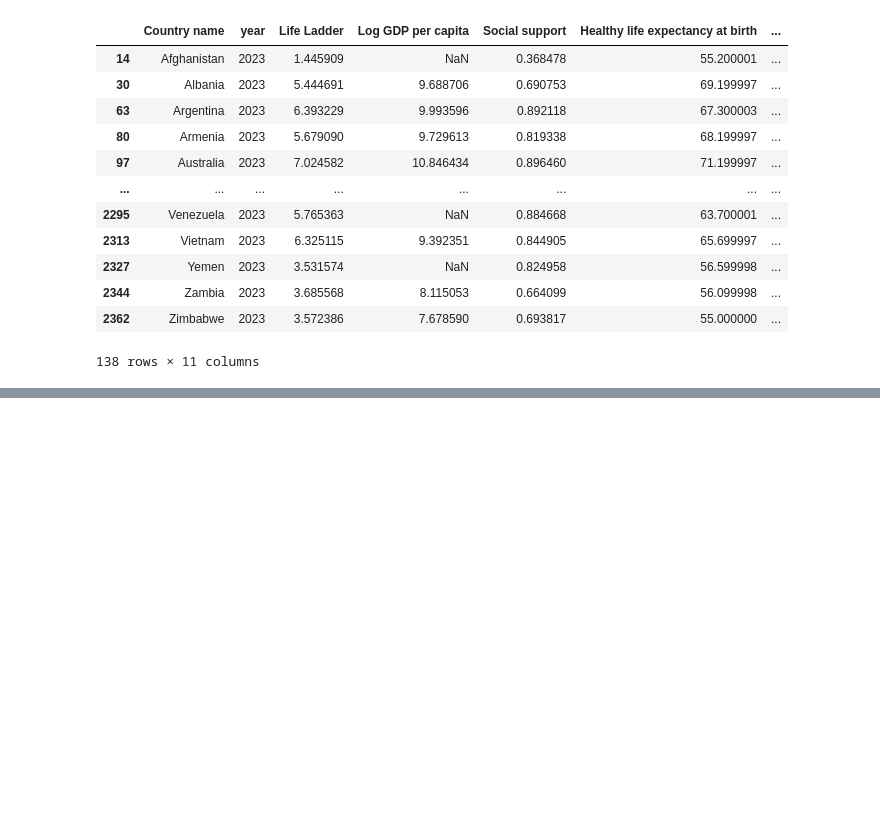
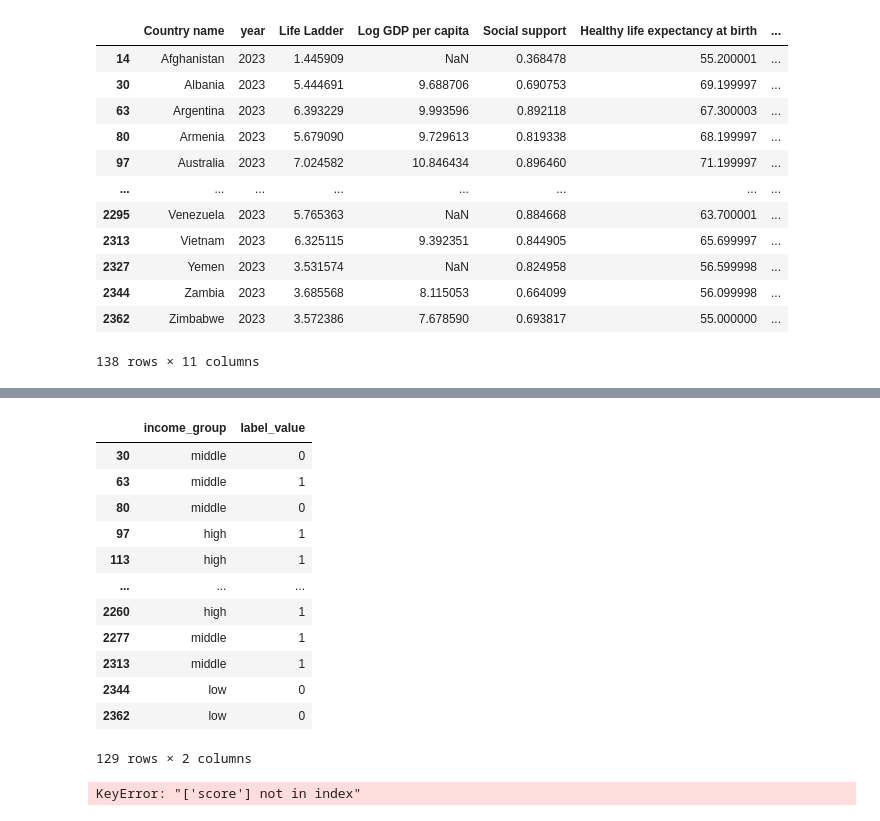
Before and after one commit to Jinchengxu20242024/responsible-ai-framework, a Jupyter notebook: Data.ipynb, the cells around one changed output, grey strips where cells are left out. Saved outputs shown, nothing was run; the diff lists cells and outputs as text; code cells hidden in the pictures; blank space fills up the shorter version.

```diff
--- a/Data.ipynb
+++ b/Data.ipynb
@@ -66,0 +75,12 @@ emotion_2023
+# %%
+# Define income groups based on Log GDP per capita
+def categorize_gdp(gdp):
+    if gdp < 9:         # Threshold for low-income
+        return 'low'
+    elif gdp < 10:       # Threshold for middle-income
+        return 'middle'
+    else:
+        return 'high'    # High-income
+
+emotion_2023['income_group'] = emotion_2023['Log GDP per capita'].apply(categorize_gdp)
+emotion_2023
@@ -66,0 +106,10 @@ emotion_2023
+# %%
+print("Min life ladder: ", min(emotion_2023['Life Ladder']))
+print("Max life ladder: ", max(emotion_2023['Life Ladder']))
+# Set a threshold (median of Life Ladder) to generate a synthetic score and label
+threshold = emotion_2023['Life Ladder'].median()
+# Create a 'score' column based on Life Ladder - this is our synthetic "prediction"
+emotion_2023['score'] = (emotion_2023['Life Ladder'] >= threshold).astype(int)
+
+# Create a 'label_value' column, which represents the ground truth (using the same logic for demo)
+emotion_2023['label_value'] = (emotion_2023['Life Ladder'] >= threshold).astype(int)
@@ -66,0 +129,30 @@ emotion_2023
+# %%
+# Prepare columns for Aequitas
+aequitas_df = emotion_2023[['score', 'label_value', 'income_group']]
+aequitas_df
+# %% [output]
+|  | income_group | label_value |
+| 30 | middle | 0 |
+| 63 | middle | 1 |
+| 80 | middle | 0 |
+| 97 | high | 1 |
+| 113 | high | 1 |
+| ... | ... | ... |
+| 2260 | high | 1 |
+| 2277 | middle | 1 |
+| 2313 | middle | 1 |
+| 2344 | low | 0 |
+| 2362 | low | 0 |
+129 rows × 2 columns
+# %%
+# Initialize the Aequitas Group object
+group = Group()
+
+# Get group fairness metrics
+xtab, _ = group.get_crosstabs(aequitas_df)
+
+# Display fairness metrics for all income groups
+group_metrics = group.list_groups(xtab)
+group_metrics
+# %% [output]
+KeyError: "['score'] not in index"
```
Also changed, not shown: parts of 4 cells of this notebook, 2 other files.
